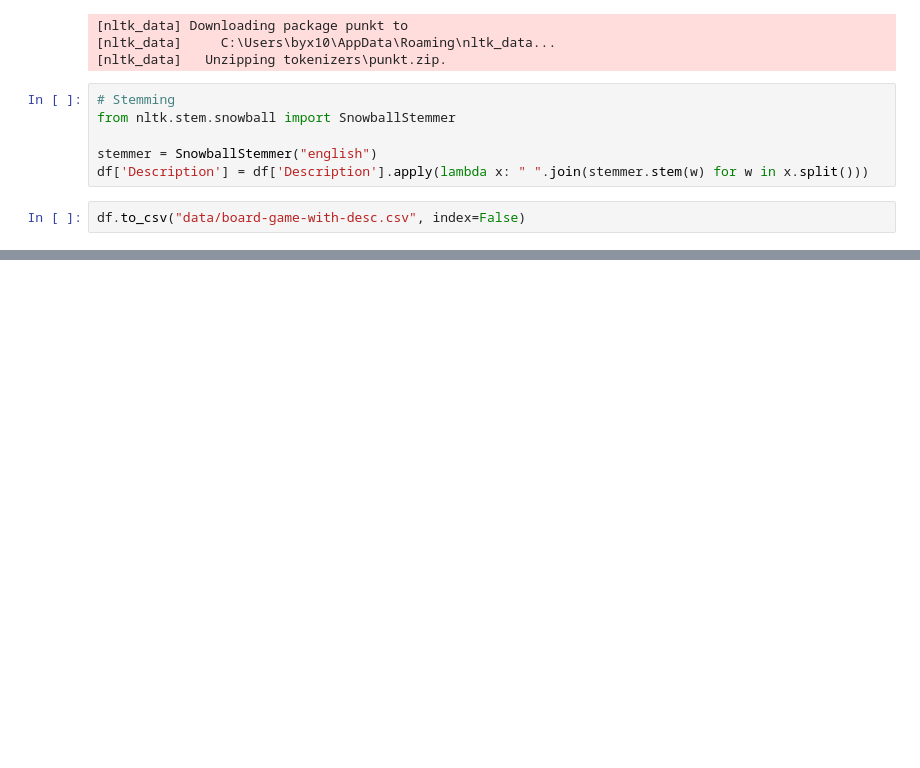
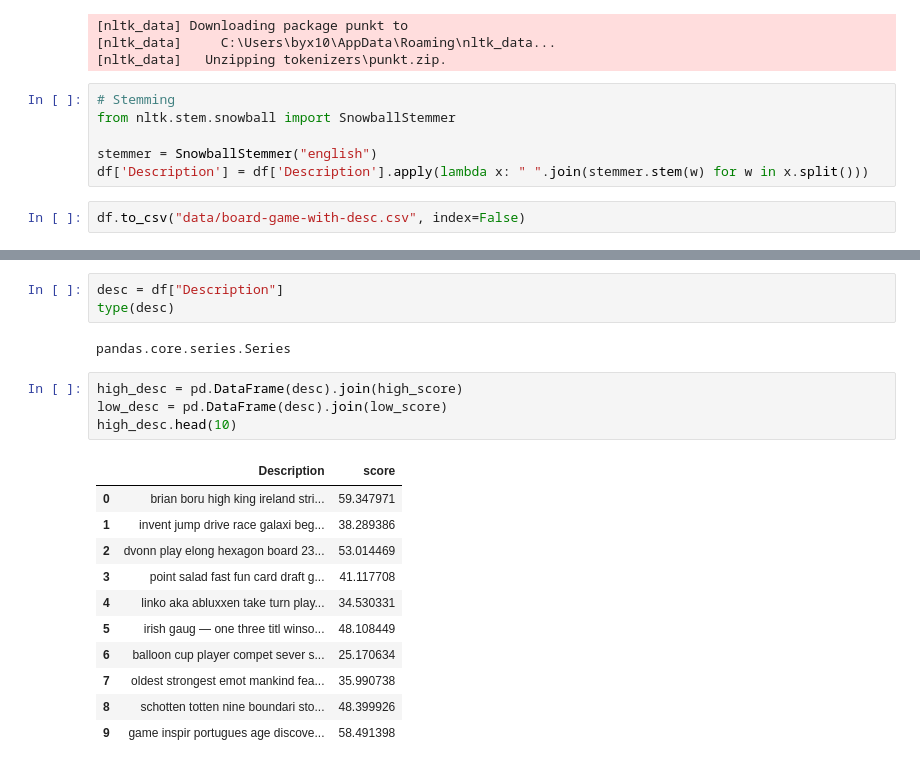
Before and after one commit to plexixx/Board-Game-Recommendator, a Jupyter notebook: description.ipynb, the cells around one changed output, grey strips where cells are left out. Saved outputs shown, nothing was run; the diff lists cells and outputs as text; blank space fills up the shorter version.

```diff
--- a/description.ipynb
+++ b/description.ipynb
@@ -67,0 +95,21 @@ df.to_csv("data/board-game-with-desc.csv", index=False)
+# %%
+desc = df["Description"]
+type(desc)
+# %% [output]
+pandas.core.series.Series
+# %%
+high_desc = pd.DataFrame(desc).join(high_score)
+low_desc = pd.DataFrame(desc).join(low_score)
+high_desc.head(10)
+# %% [output]
+|  | Description | score |
+| 0 | brian boru high king ireland stri... | 59.347971 |
+| 1 | invent jump drive race galaxi beg... | 38.289386 |
+| 2 | dvonn play elong hexagon board 23... | 53.014469 |
+| 3 | point salad fast fun card draft g... | 41.117708 |
+| 4 | linko aka abluxxen take turn play... | 34.530331 |
+| 5 | irish gaug — one three titl winso... | 48.108449 |
+| 6 | balloon cup player compet sever s... | 25.170634 |
+| 7 | oldest strongest emot mankind fea... | 35.990738 |
+| 8 | schotten totten nine boundari sto... | 48.399926 |
+| 9 | game inspir portugues age discove... | 58.491398 |
```
Also changed, not shown: parts of 12 cells of this notebook, 1 other file.
